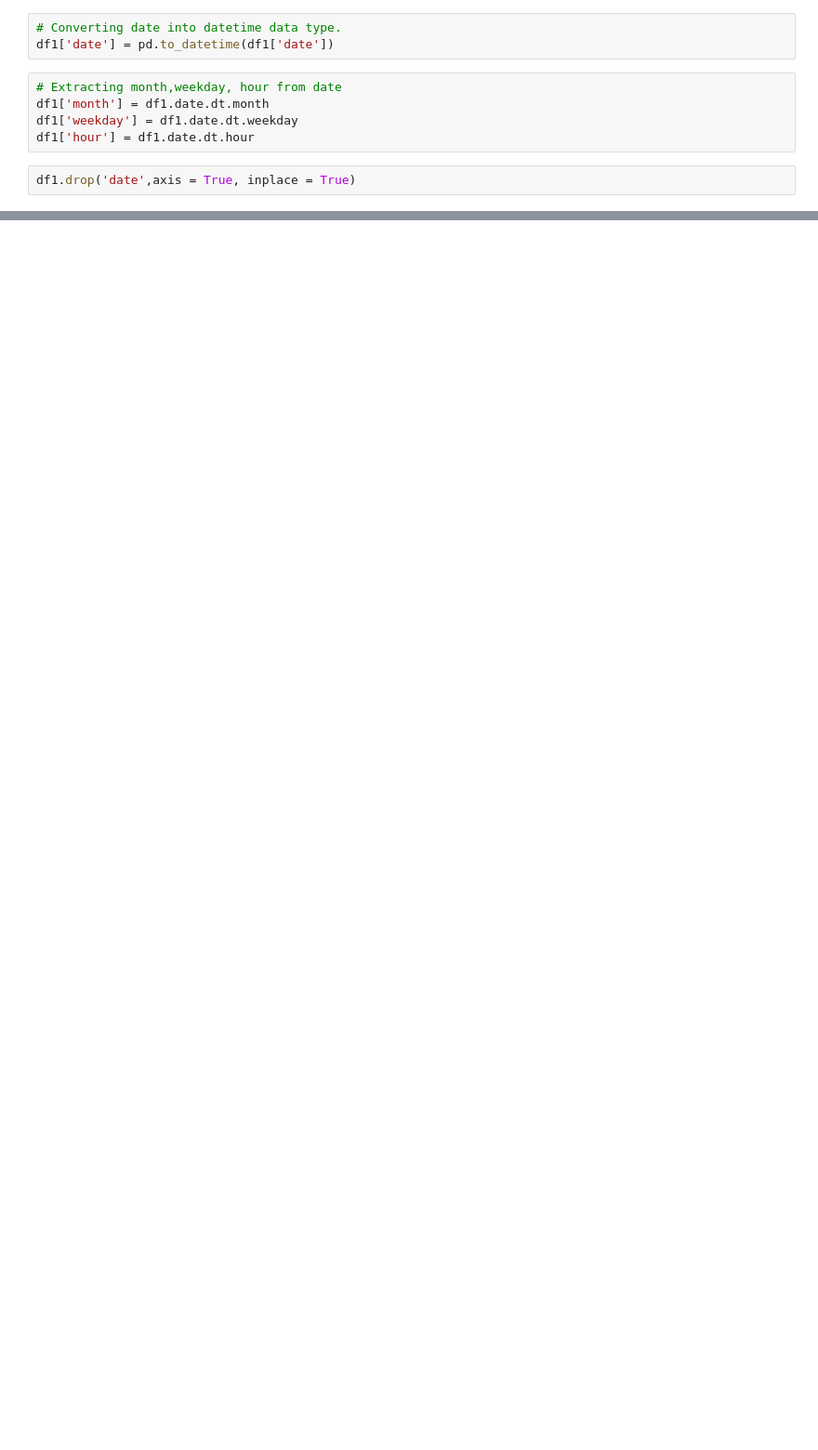
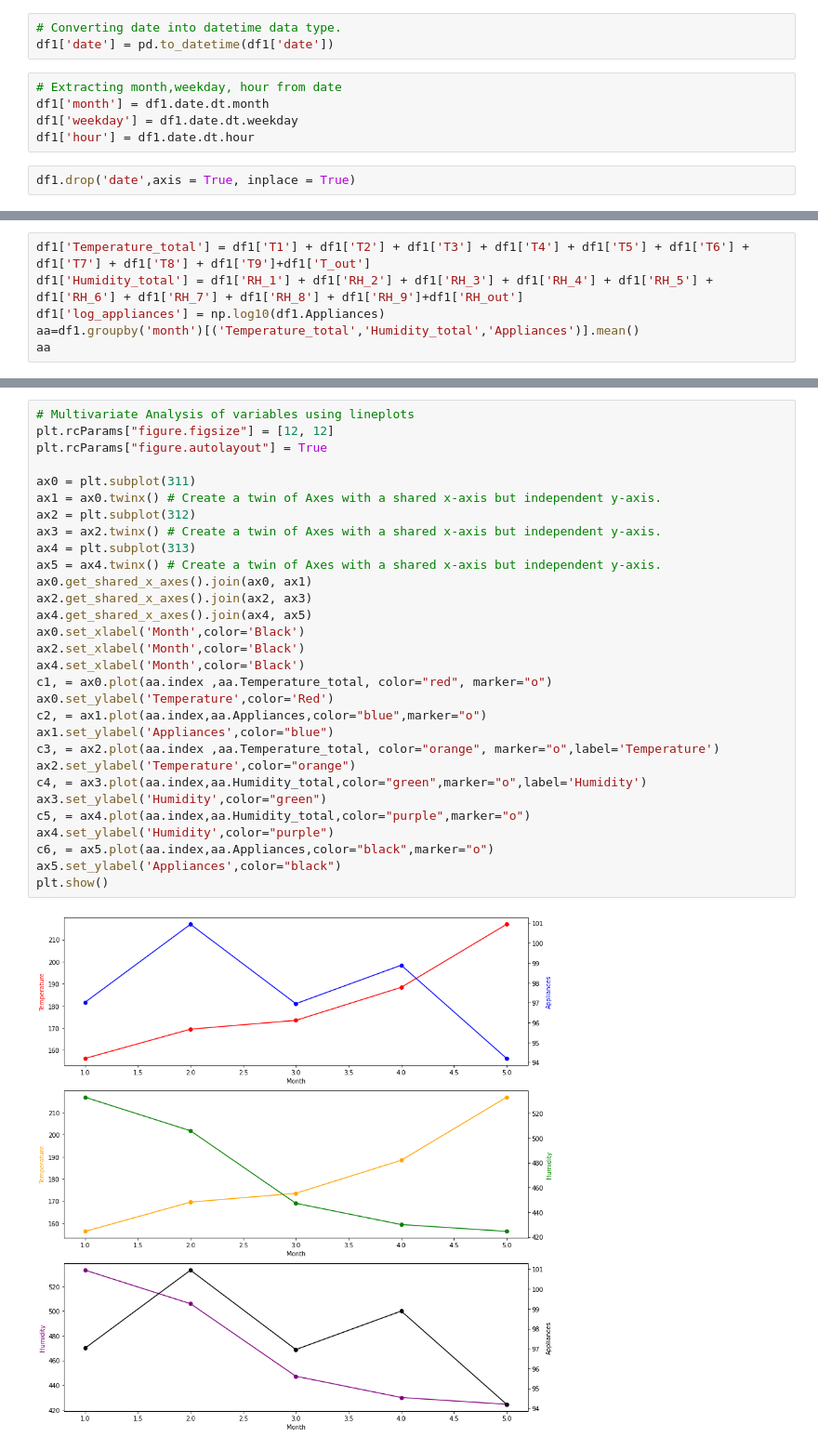
Before and after one commit to AnannyaSagar/Energy-Appliances-Prediction, a Jupyter notebook: Energy_Prediction_of_Appliances.ipynb, the cells around one changed output, grey strips where cells are left out. Shown at 93% size. Cells and saved outputs as stored; diff of their text form; blank space fills up the shorter version.

```diff
--- a/Energy_Prediction_of_Appliances.ipynb
+++ b/Energy_Prediction_of_Appliances.ipynb
@@ -189,0 +226,6 @@ df1.drop('date',axis = True, inplace = True)
+# %%
+df1['Temperature_total'] = df1['T1'] + df1['T2'] + df1['T3'] + df1['T4'] + df1['T5'] + df1['T6'] + df1['T7'] + df1['T8'] + df1['T9']+df1['T_out']
+df1['Humidity_total'] = df1['RH_1'] + df1['RH_2'] + df1['RH_3'] + df1['RH_4'] + df1['RH_5'] + df1['RH_6'] + df1['RH_7'] + df1['RH_8'] + df1['RH_9']+df1['RH_out']
+df1['log_appliances'] = np.log10(df1.Appliances)
+aa=df1.groupby('month')[('Temperature_total','Humidity_total','Appliances')].mean()
+aa
@@ -189,0 +240,32 @@ df1.drop('date',axis = True, inplace = True)
+# %%
+# Multivariate Analysis of variables using lineplots
+plt.rcParams["figure.figsize"] = [12, 12]
+plt.rcParams["figure.autolayout"] = True
+
+ax0 = plt.subplot(311)
+ax1 = ax0.twinx() # Create a twin of Axes with a shared x-axis but independent y-axis.
+ax2 = plt.subplot(312)
+ax3 = ax2.twinx() # Create a twin of Axes with a shared x-axis but independent y-axis.
+ax4 = plt.subplot(313)
+ax5 = ax4.twinx() # Create a twin of Axes with a shared x-axis but independent y-axis.
+ax0.get_shared_x_axes().join(ax0, ax1)
+ax2.get_shared_x_axes().join(ax2, ax3)
+ax4.get_shared_x_axes().join(ax4, ax5)
+ax0.set_xlabel('Month',color='Black')
+ax2.set_xlabel('Month',color='Black')
+ax4.set_xlabel('Month',color='Black')
+c1, = ax0.plot(aa.index ,aa.Temperature_total, color="red", marker="o")
+ax0.set_ylabel('Temperature',color='Red')
+c2, = ax1.plot(aa.index,aa.Appliances,color="blue",marker="o")
+ax1.set_ylabel('Appliances',color="blue")
+c3, = ax2.plot(aa.index ,aa.Temperature_total, color="orange", marker="o",label='Temperature')
+ax2.set_ylabel('Temperature',color="orange")
+c4, = ax3.plot(aa.index,aa.Humidity_total,color="green",marker="o",label='Humidity')
+ax3.set_ylabel('Humidity',color="green")
+c5, = ax4.plot(aa.index,aa.Humidity_total,color="purple",marker="o")
+ax4.set_ylabel('Humidity',color="purple")
+c6, = ax5.plot(aa.index,aa.Appliances,color="black",marker="o")
+ax5.set_ylabel('Appliances',color="black")
+plt.show()
+# %% [output]
+[figure, added]
```
Also changed, not shown: parts of 19 cells of this notebook.
